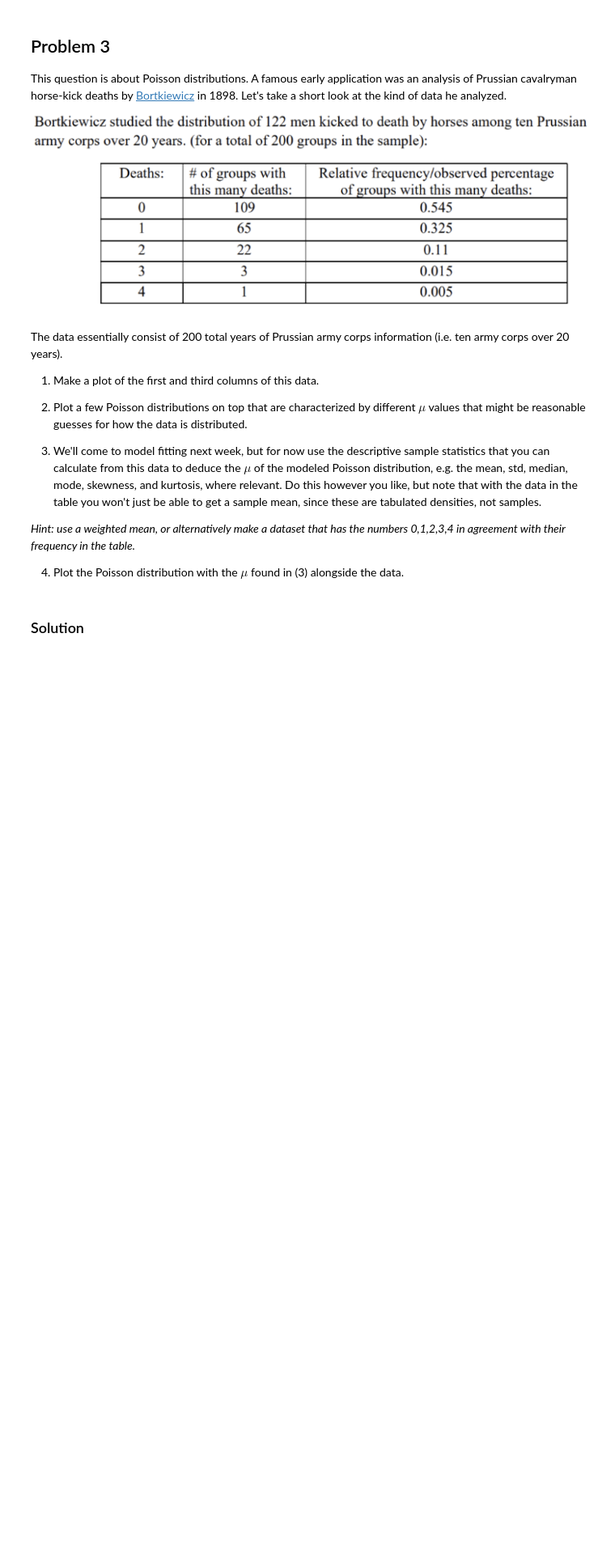
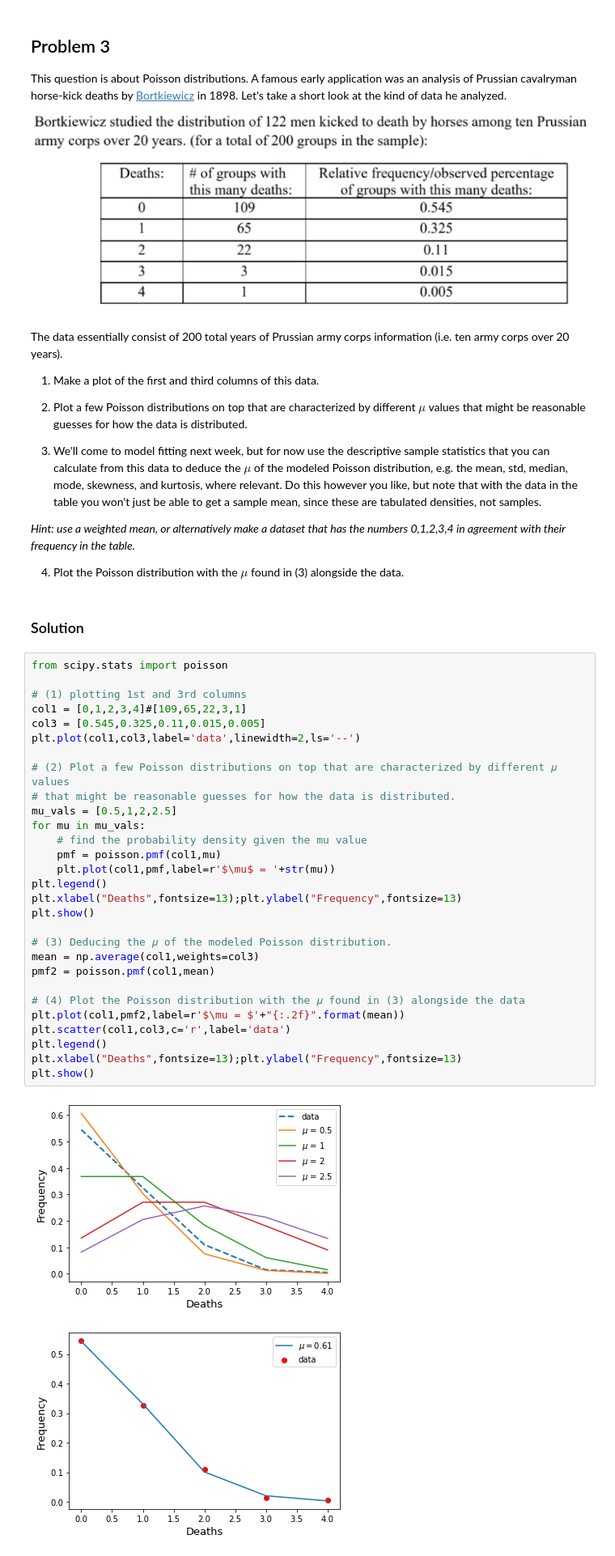
Before and after one commit to VanderbiltAstronomy/astr_8070_s22, a Jupyter notebook: coursework/student_folders/niana_mohammed/vu_astr8070_s22_hw2_NianaMohammed.ipynb, the cells around one changed output. Shown at 81% size. Cells and saved outputs as stored; diff of their text form; blank space fills up the shorter version.

```diff
--- a/coursework/student_folders/niana_mohammed/vu_astr8070_s22_hw2_NianaMohammed.ipynb
+++ b/coursework/student_folders/niana_mohammed/vu_astr8070_s22_hw2_NianaMohammed.ipynb
@@ -58,3 +222,35 @@ The data essentially consist of 200 total years of Prussian army corps informati
 4) Plot the Poisson distribution with the $\mu$ found in (3) alongside the data.
 # %% [markdown]
 ### Solution
+# %%
+from scipy.stats import poisson
+
+# (1) plotting 1st and 3rd columns
+col1 = [0,1,2,3,4]#[109,65,22,3,1]
+col3 = [0.545,0.325,0.11,0.015,0.005]
+plt.plot(col1,col3,label='data',linewidth=2,ls='--')
+
+# (2) Plot a few Poisson distributions on top that are characterized by different 𝜇 values
+# that might be reasonable guesses for how the data is distributed.
+mu_vals = [0.5,1,2,2.5]
+for mu in mu_vals:
+    # find the probability density given the mu value
+    pmf = poisson.pmf(col1,mu)
+    plt.plot(col1,pmf,label=r'$\mu$ = '+str(mu))
+plt.legend()
+plt.xlabel("Deaths",fontsize=13);plt.ylabel("Frequency",fontsize=13)
+plt.show()
+
+# (3) Deducing the 𝜇 of the modeled Poisson distribution.
+mean = np.average(col1,weights=col3)
+pmf2 = poisson.pmf(col1,mean)
+
+# (4) Plot the Poisson distribution with the 𝜇 found in (3) alongside the data
+plt.plot(col1,pmf2,label=r'$\mu = $'+"{:.2f}".format(mean))
+plt.scatter(col1,col3,c='r',label='data')
+plt.legend()
+plt.xlabel("Deaths",fontsize=13);plt.ylabel("Frequency",fontsize=13)
+plt.show()
+# %% [output]
+[figure, added]
+[figure, added]
```
Also changed, not shown: parts of 4 cells of this notebook, 2 other files.
